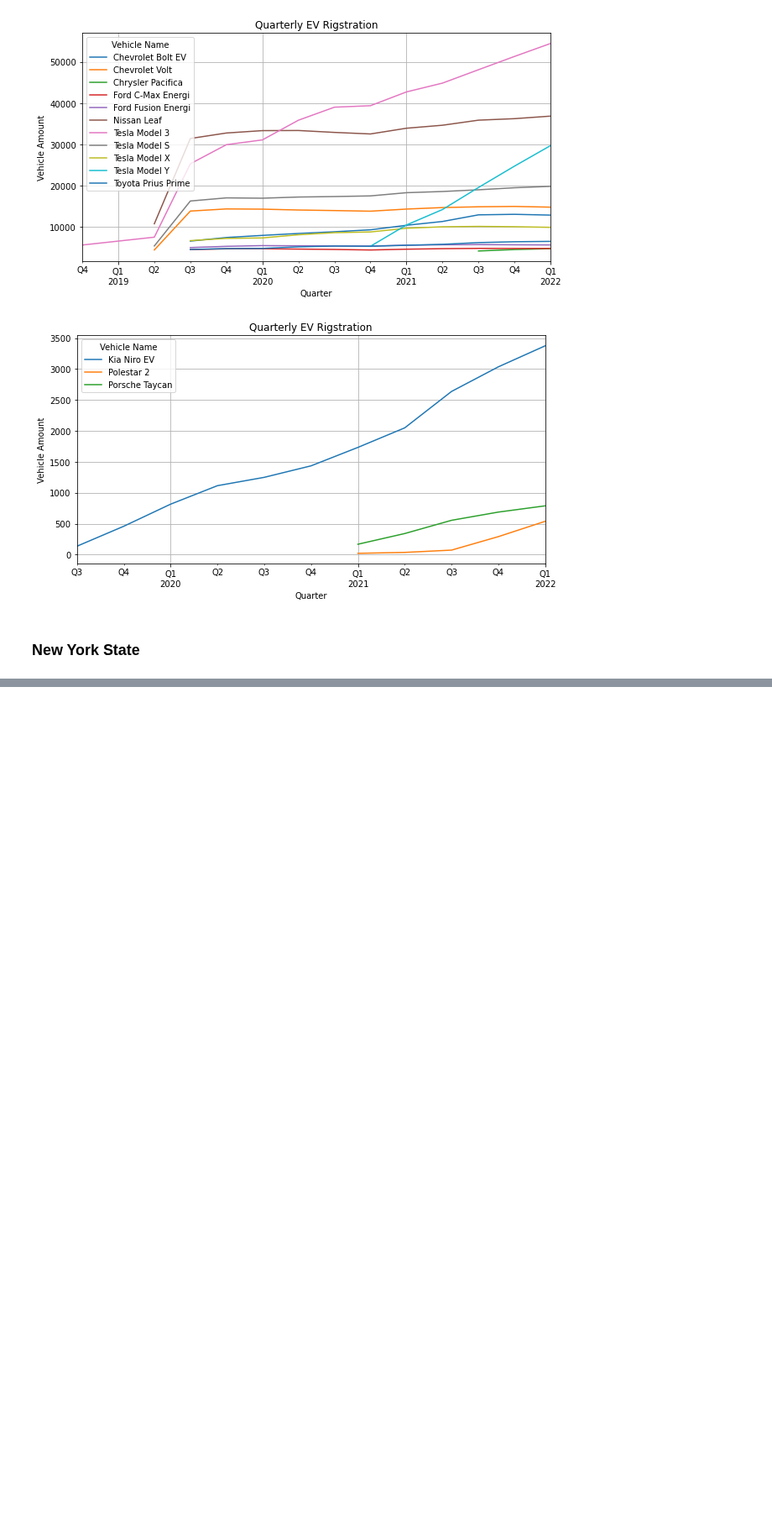
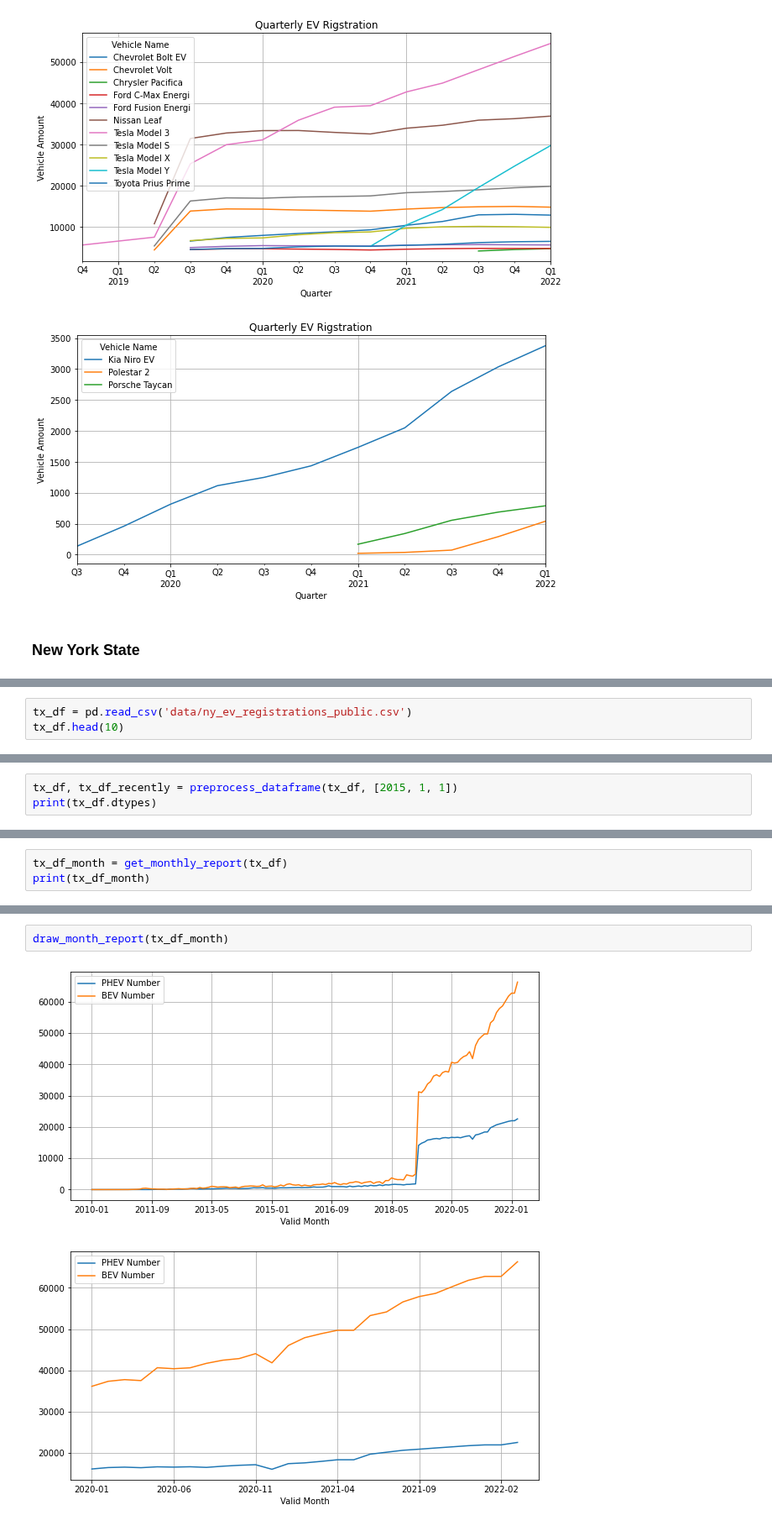
Before and after one commit to MarcccHuuu/2022Spring_Finals_EV, a Jupyter notebook: time-trend-report.ipynb, the cells around one changed output, grey strips where cells are left out. Shown at 84% size. Cells and saved outputs as stored; diff of their text form; blank space fills up the shorter version.

```diff
--- a/time-trend-report.ipynb
+++ b/time-trend-report.ipynb
@@ -171,0 +239,3 @@ draw_vehicle_quarterly_data(wa_df, ['Porsche Taycan', 'Kia Niro EV', 'Polestar 2
+# %%
+tx_df = pd.read_csv('data/ny_ev_registrations_public.csv')
+tx_df.head(10)
@@ -171,0 +254,3 @@ draw_vehicle_quarterly_data(wa_df, ['Porsche Taycan', 'Kia Niro EV', 'Polestar 2
+# %%
+tx_df, tx_df_recently = preprocess_dataframe(tx_df, [2015, 1, 1])
+print(tx_df.dtypes)
@@ -171,0 +274,3 @@ draw_vehicle_quarterly_data(wa_df, ['Porsche Taycan', 'Kia Niro EV', 'Polestar 2
+# %%
+tx_df_month = get_monthly_report(tx_df)
+print(tx_df_month)
@@ -171,0 +292,5 @@ draw_vehicle_quarterly_data(wa_df, ['Porsche Taycan', 'Kia Niro EV', 'Polestar 2
+# %%
+draw_month_report(tx_df_month)
+# %% [output]
+[figure, added]
+[figure, added]
```
Also changed, not shown: parts of 15 cells of this notebook.
